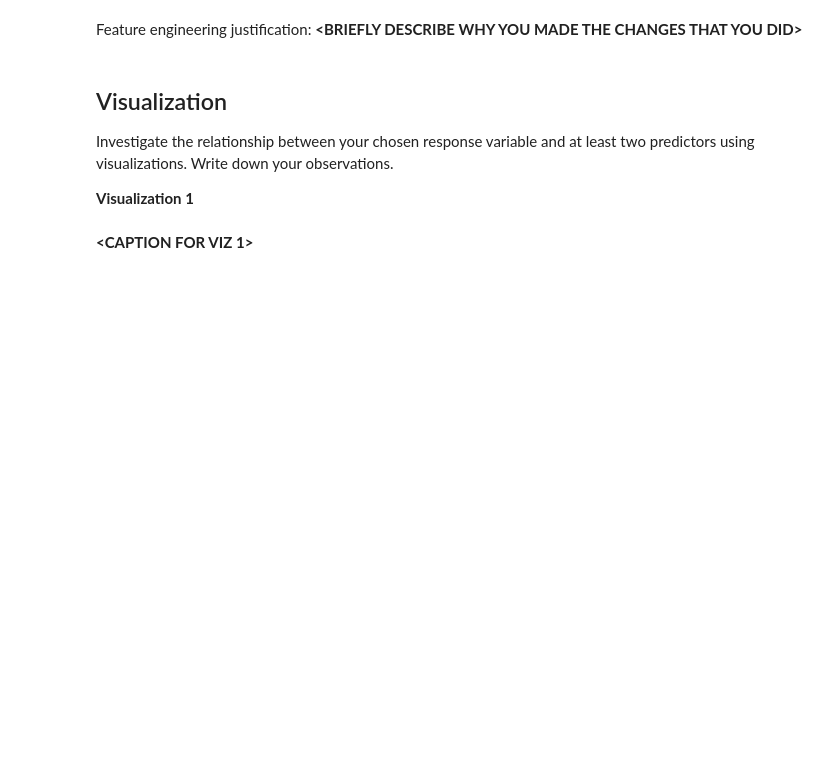
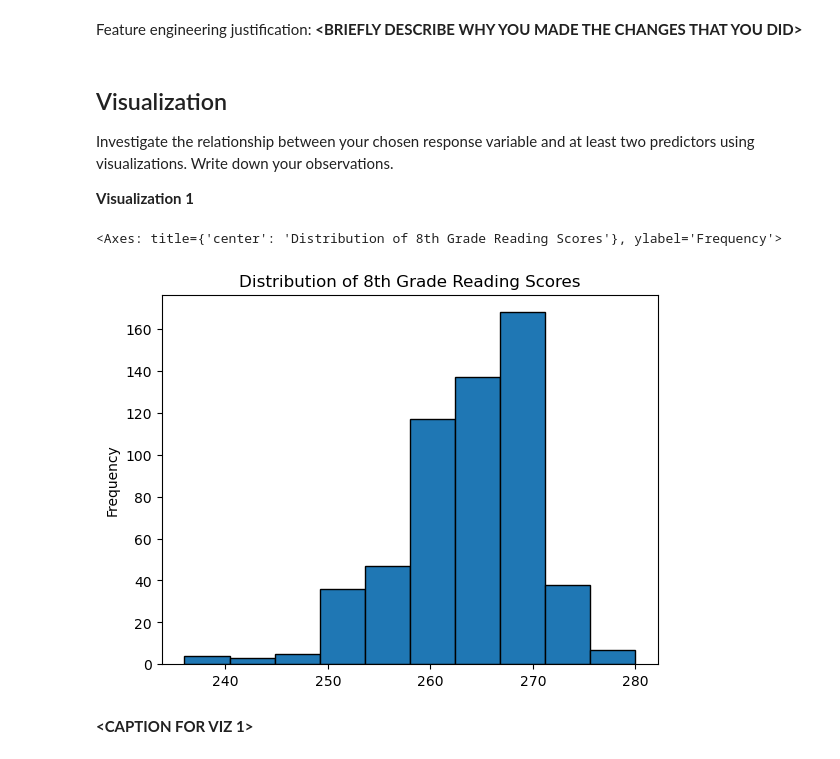
Before and after one commit to V1ctor2182/MDST, a Jupyter notebook: checkpoint1.ipynb, the cells around one changed output. Drawn from its saved outputs; the diff is of its cells as text; code cells hidden in the pictures; blank space fills up the shorter version.

```diff
--- a/checkpoint1.ipynb
+++ b/checkpoint1.ipynb
@@ -123,3 +141,7 @@ After exploring the data, you can choose to modify features that you would use t
 You can also create your own features. For example, perhaps you figured that maybe a state's expenditure per student may affect their overall academic performance so you create a expenditure_per_student feature.
 
 Use this space to modify or create features.
+# %%
+# let's create a new column which represents expenditure per student
+df['SUPPORT_SERVICES_EXPENDITURE_PER_STUDENT'] = df['TOTAL_EXPENDITURE'] / df['ENROLL']
+df.head()
@@ -131,6 +161,12 @@ Feature engineering justification: **<BRIEFLY DESCRIBE WHY YOU MADE THE CHANGES
 Investigate the relationship between your chosen response variable and at least two predictors using visualizations. Write down your observations.
 
 **Visualization 1**
+# %%
+# note - this test is scored out of 500 according to the NAEP website
+df.AVG_READING_8_SCORE.plot.hist(title="Distribution of 8th Grade Reading Scores", edgecolor="black")
+# %% [output]
+<Axes: title={'center': 'Distribution of 8th Grade Reading Scores'}, ylabel='Frequency'>
+[figure, added]
 # %% [markdown]
 **<CAPTION FOR VIZ 1>**
 # %% [markdown]
```
Also changed, not shown: parts of 18 cells of this notebook.
